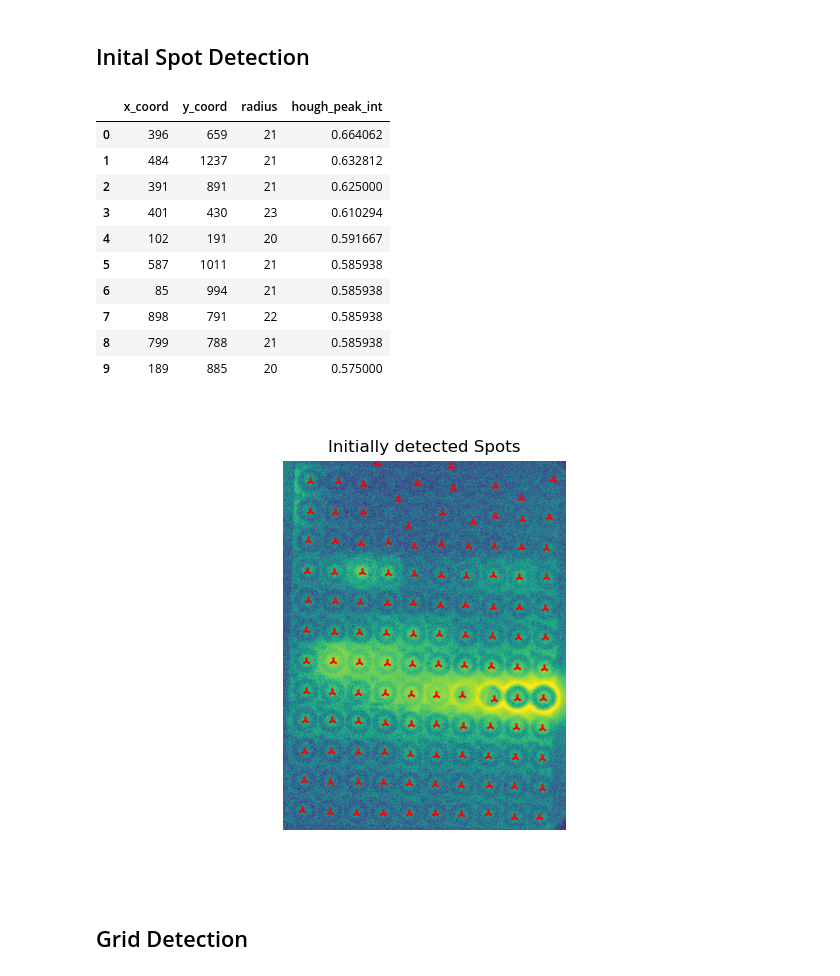
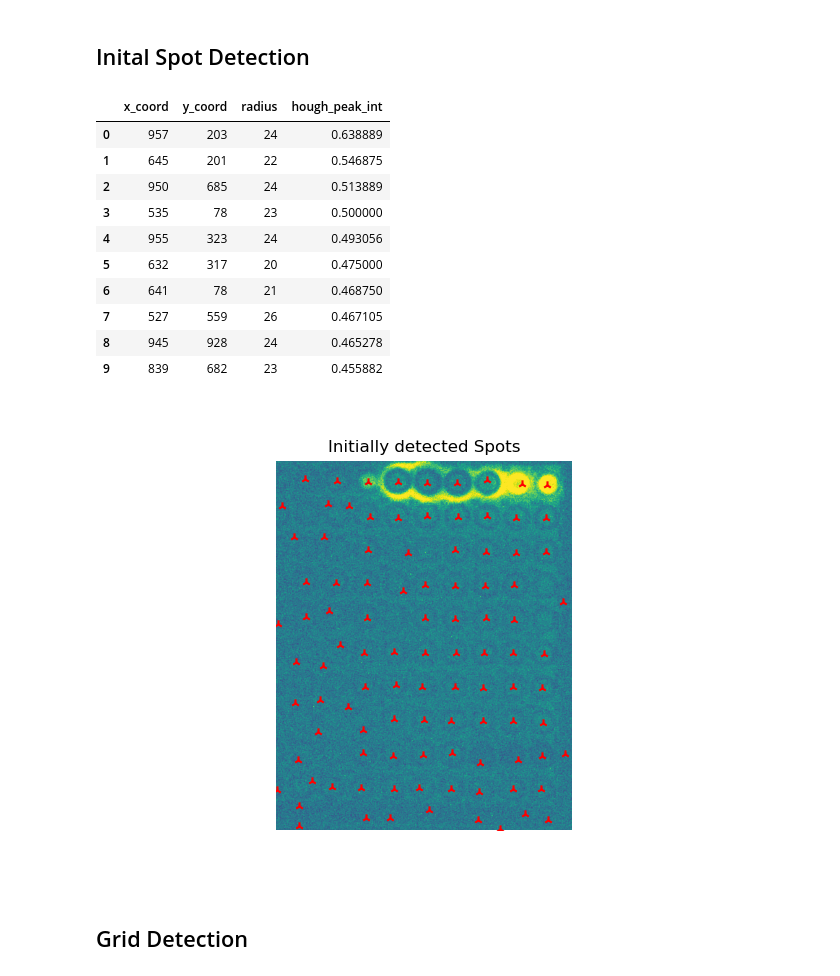
Before and after one commit to Functional-Metabolomics-Lab/MicrospotReader_test, a Jupyter notebook: microspot_reader.ipynb, the cells around one changed output. Saved outputs shown, nothing was run; the diff lists cells and outputs as text; code cells hidden in the pictures.

Commit message:
automatic calculation of spotnumber

```diff
--- a/microspot_reader.ipynb
+++ b/microspot_reader.ipynb
@@ -23,10 +23,10 @@ import ipympl
 # %% [markdown]
 ## User Input
 # %%
-inputfile=r"test_images\halo_spots_1.tif"
+inputfile=r"test_images\noisy_halo.tif"
 
 first_spot="A1"
-last_spot="L10"
+last_spot="J10"
 # %% [markdown]
 ### Extracting Information from User Input
 # %%
@@ -43,6 +43,8 @@ rowcount=lastrow_nr-firstrow_nr+1
 firstcol_nr=int(first_spot[1:])
 lastcol_nr=int(last_spot[1:])
 colcount=lastcol_nr-firstcol_nr+1
+
+nr_spots=rowcount*colcount
 # %% [markdown]
 ## Loading the Image File
 # %%
@@ -70,9 +72,6 @@ ax.set(title="Grayscale Image")
 # %% [markdown]
 ## Inital Spot Detection
 # %%
-# Define the total number of expected spots:
-spotnumber=120
-
 # Edge detection in Image using the Canny method.
 histeq_img=skimage.filters.rank.equalize(skimage.util.img_as_ubyte(raw_img),skimage.morphology.disk(50))
 edges=skimage.feature.canny(
@@ -82,45 +81,45 @@ edges=skimage.feature.canny(
     high_threshold=0.001
     )
 
 # Range of Radii that are tested during inital spotdetection.
 tested_radii=np.arange(20,31)
 
 # Hough transform for a circle of the edge-image and peak detection to find circles in earlier defined range of radii.
 spot_hough=skimage.transform.hough_circle(edges,tested_radii)
 accums,spot_x,spot_y,spot_rad=skimage.transform.hough_circle_peaks(
     hspaces=spot_hough,
     radii=tested_radii,
-    total_num_peaks=spotnumber,
+    total_num_peaks=nr_spots,
     min_xdistance=70,
     min_ydistance=70,
     threshold=0.3*spot_hough.max()
     )
 
 # Storing results in DataFrame.
 det_spot=pd.DataFrame({"x_coord":spot_x,"y_coord":spot_y,"radius":spot_rad,"hough_peak_int":accums})
 
 # Displaying image with initally detected spots.
 fig,ax=plt.subplots()
 ax.imshow(raw_img)
 ax.axis("off")
 ax.set(title="Initially detected Spots")
 ax.scatter(spot_x,spot_y,marker="2",c="red")
 
 # Displaying the first 10 Rows of the Dataframe.
 det_spot.head(10)
 # %% [output]
 |  | x_coord | y_coord | radius | hough_peak_int |
-| 0 | 396 | 659 | 21 | 0.664062 |
-| 1 | 484 | 1237 | 21 | 0.632812 |
-| 2 | 391 | 891 | 21 | 0.625000 |
-| 3 | 401 | 430 | 23 | 0.610294 |
-| 4 | 102 | 191 | 20 | 0.591667 |
-| 5 | 587 | 1011 | 21 | 0.585938 |
-| 6 | 85 | 994 | 21 | 0.585938 |
-| 7 | 898 | 791 | 22 | 0.585938 |
-| 8 | 799 | 788 | 21 | 0.585938 |
-| 9 | 189 | 885 | 20 | 0.575000 |
+| 0 | 957 | 203 | 24 | 0.638889 |
+| 1 | 645 | 201 | 22 | 0.546875 |
+| 2 | 950 | 685 | 24 | 0.513889 |
+| 3 | 535 | 78 | 23 | 0.500000 |
+| 4 | 955 | 323 | 24 | 0.493056 |
+| 5 | 632 | 317 | 20 | 0.475000 |
+| 6 | 641 | 78 | 21 | 0.468750 |
+| 7 | 527 | 559 | 26 | 0.467105 |
+| 8 | 945 | 928 | 24 | 0.465278 |
+| 9 | 839 | 682 | 23 | 0.455882 |
-[figure, old version]
+[figure, new version]
 # %% [markdown]
 ## Grid Detection
 # %%
```
Also changed, not shown: parts of 7 cells of this notebook.
